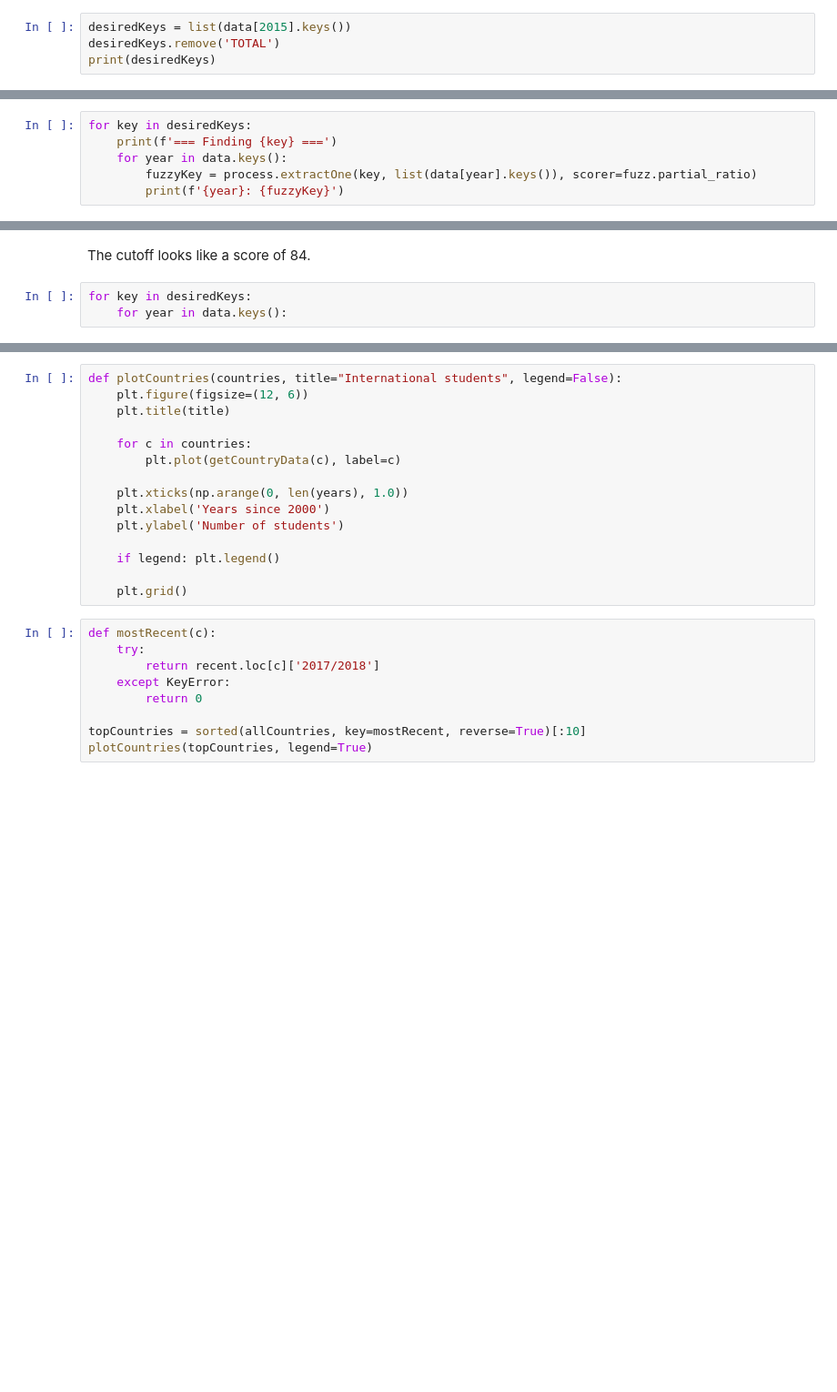
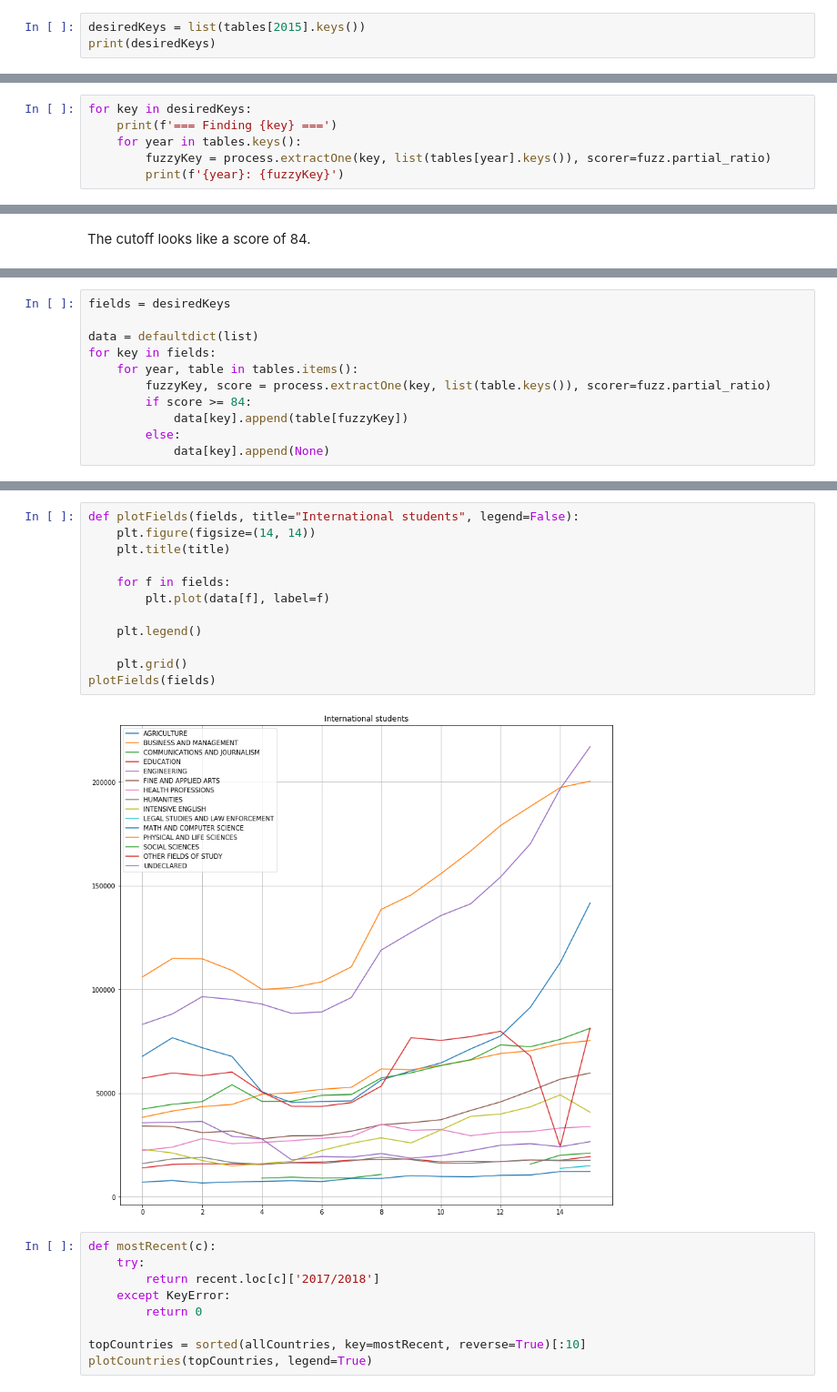
Before and after one commit to graphicsdesk/international-students, a Jupyter notebook: notebooks/fields-of-study.ipynb, the cells around one changed output, grey strips where cells are left out. Shown at 91% size. Drawn from its saved outputs; the diff is of its cells as text; blank space fills up the shorter version.

Commit message:
totals matching

```diff
--- a/notebooks/fields-of-study.ipynb
+++ b/notebooks/fields-of-study.ipynb
@@ -106,16 +107,15 @@ Successfully scanned 2013 data.
 Successfully scanned 2014 data.
 Successfully scanned 2015 data.
 # %%
-desiredKeys = list(data[2015].keys())
-desiredKeys.remove('TOTAL')
+desiredKeys = list(tables[2015].keys())
 print(desiredKeys)
 # %% [output]
 ['AGRICULTURE', 'BUSINESS AND MANAGEMENT', 'COMMUNICATIONS AND JOURNALISM', 'EDUCATION', 'ENGINEERING', 'FINE AND APPLIED ARTS', 'HEALTH PROFESSIONS', 'HUMANITIES', 'INTENSIVE ENGLISH', 'LEGAL STUDIES ...
 # %%
 for key in desiredKeys:
     print(f'=== Finding {key} ===')
-    for year in data.keys():
-        fuzzyKey = process.extractOne(key, list(data[year].keys()), scorer=fuzz.partial_ratio)
+    for year in tables.keys():
+        fuzzyKey = process.extractOne(key, list(tables[year].keys()), scorer=fuzz.partial_ratio)
         print(f'{year}: {fuzzyKey}')
 # %% [output]
 === Finding AGRICULTURE ===
@@ -138,5 +138,2 @@ for key in desiredKeys:
 # %% [markdown]
 The cutoff looks like a score of 84.
-# %%
-for key in desiredKeys:
-    for year in data.keys():
@@ -153,0 +140,11 @@ def getCountryData(c):
+# %%
+fields = desiredKeys
+
+data = defaultdict(list)
+for key in fields:
+    for year, table in tables.items():
+        fuzzyKey, score = process.extractOne(key, list(table.keys()), scorer=fuzz.partial_ratio)
+        if score >= 84:
+            data[key].append(table[fuzzyKey])
+        else:
+            data[key].append(None)
@@ -154,18 +183,17 @@ def getCountryData(c):
 # %%
-def plotCountries(countries, title="International students", legend=False):
-    plt.figure(figsize=(12, 6))
+def plotFields(fields, title="International students", legend=False):
+    plt.figure(figsize=(14, 14))
     plt.title(title)
 
-    for c in countries:
-        plt.plot(getCountryData(c), label=c)
+    for f in fields:
+        plt.plot(data[f], label=f)
 
-    plt.xticks(np.arange(0, len(years), 1.0))
-    plt.xlabel('Years since 2000')
-    plt.ylabel('Number of students')
-
-    if legend: plt.legend()
+    plt.legend()
 
     plt.grid()
+plotFields(fields)
+# %% [output]
+[figure, added]
 # %%
 def mostRecent(c):
     try:
```
Also changed, not shown: parts of 6 cells of this notebook, 1 other file.
